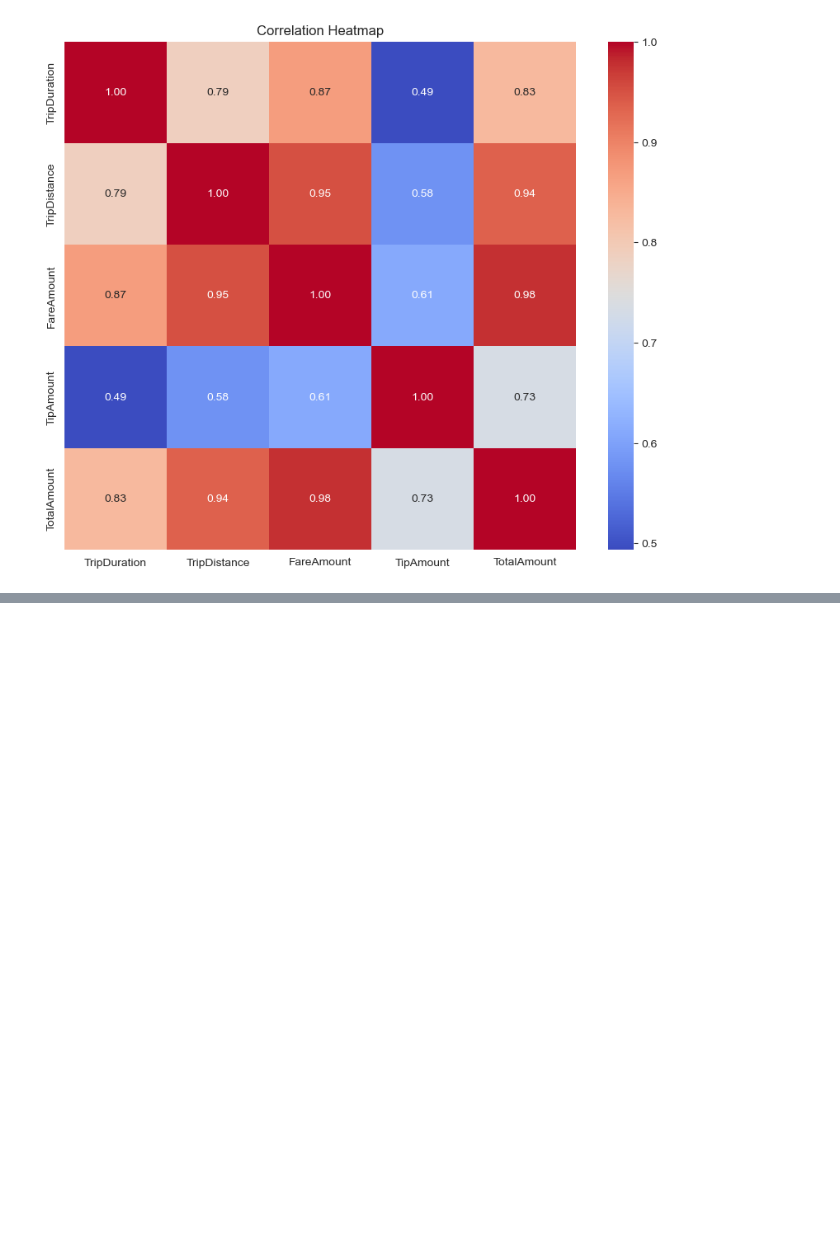
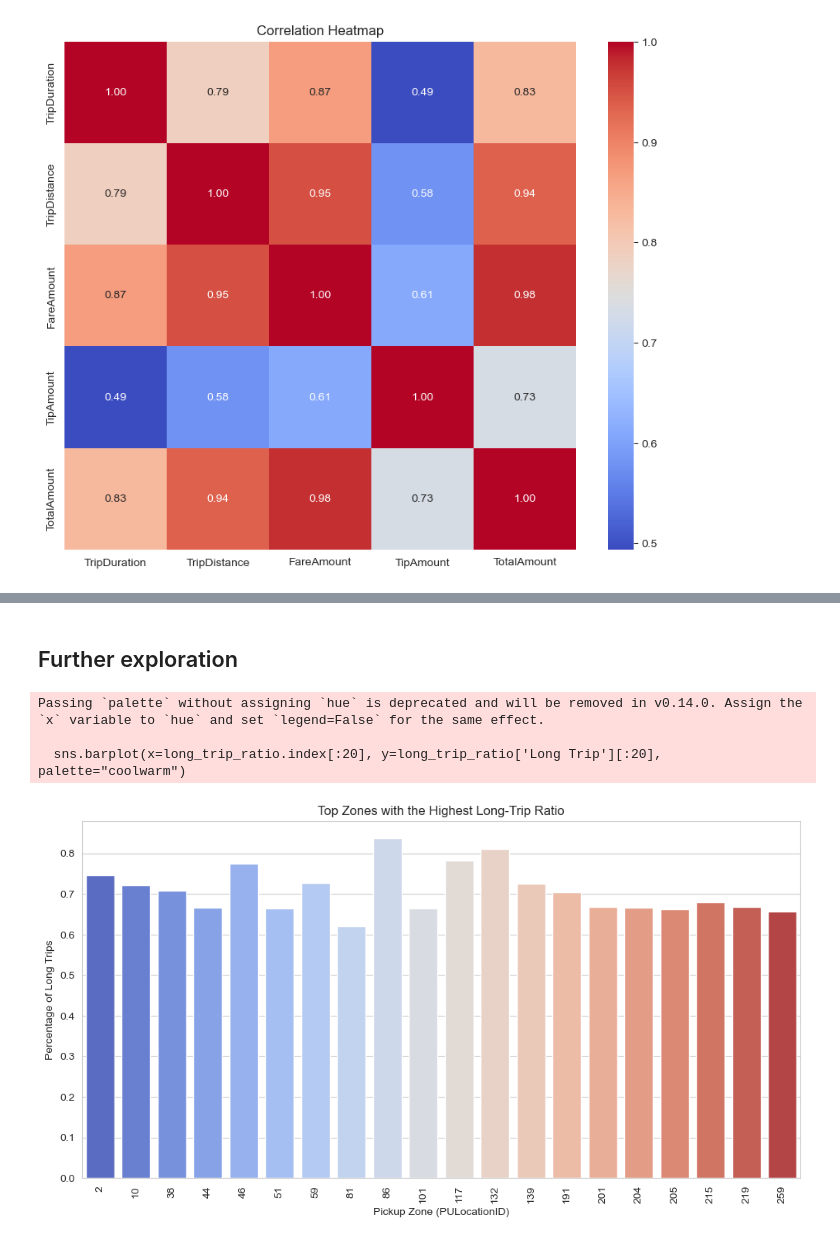
Before and after one commit to EdSu03/adsproject, a Jupyter notebook: EDA.ipynb, the cells around one changed output, grey strips where cells are left out. Saved outputs shown, nothing was run; the diff lists cells and outputs as text; code cells hidden in the pictures; blank space fills up the shorter version.

```diff
--- a/EDA.ipynb
+++ b/EDA.ipynb
@@ -179,0 +252,27 @@ plt.show()
+# %% [markdown]
+## Further exploration
+# %%
+import numpy as np
+
+# Define long-distance trips
+df['trip_type'] = np.where(df['TripDistance'] > 10, 'Long Trip', 'Short Trip')
+
+# Compute percentage of long trips per zone
+long_trip_ratio = df.groupby('PULocationID')['trip_type'].value_counts(normalize=True).unstack().fillna(0)
+
+# Sort by long trip percentage
+long_trip_ratio = long_trip_ratio.sort_values(by='Long Trip', ascending=False)
+
+# Plot top zones with the highest long-trip ratio
+plt.figure(figsize=(12, 6))
+sns.barplot(x=long_trip_ratio.index[:20], y=long_trip_ratio['Long Trip'][:20], palette="coolwarm")
+plt.xlabel("Pickup Zone (PULocationID)")
+plt.ylabel("Percentage of Long Trips")
+plt.title("Top Zones with the Highest Long-Trip Ratio")
+plt.xticks(rotation=90)
+plt.show()
+# %% [output]
+Passing `palette` without assigning `hue` is deprecated and will be removed in v0.14.0. Assign the `x` variable to `hue` and set `legend=False` for the same effect.
+
+  sns.barplot(x=long_trip_ratio.index[:20], y=long_trip_ratio['Long Trip'][:20], palette="coolwarm")
+[figure, added]
```
Also changed, not shown: parts of 19 cells of this notebook.
